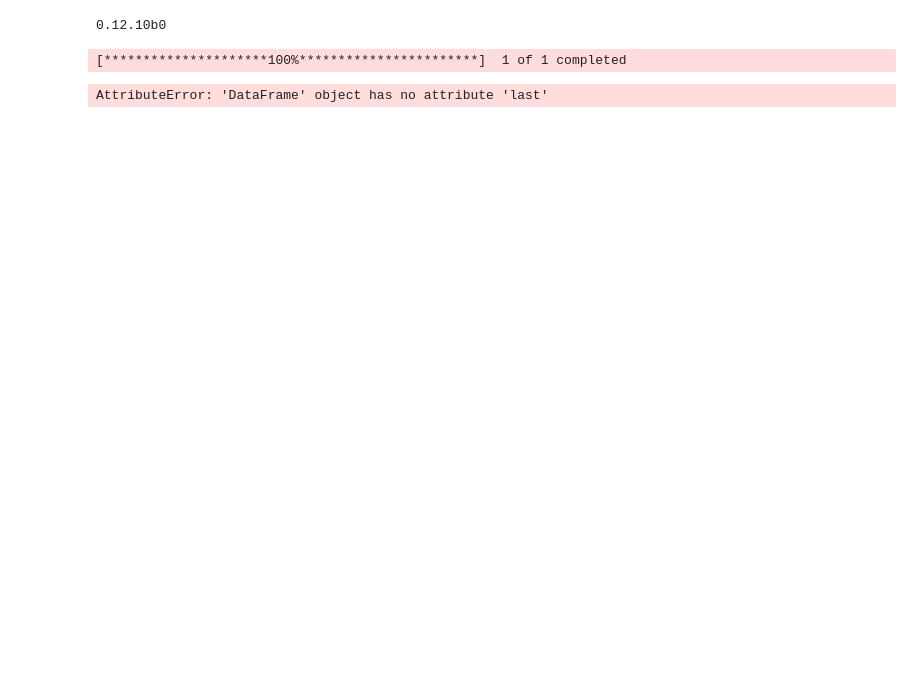
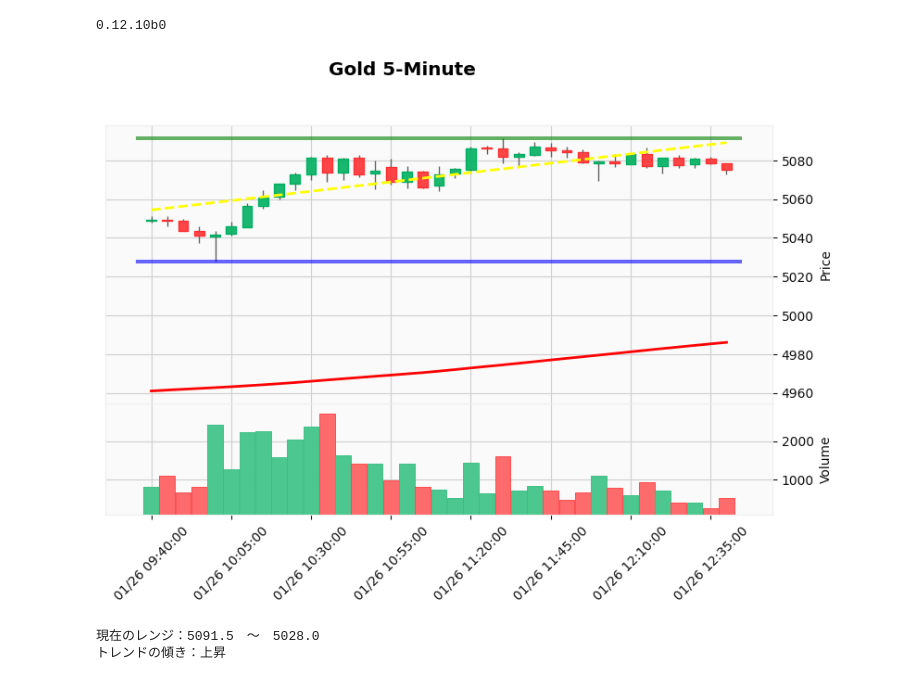
Before and after one commit to hiropon0815/scalping_var1, a Jupyter notebook: main.ipynb, the cells around one changed output. Cells and saved outputs as stored; diff of their text form; code cells hidden in the pictures; blank space fills up the shorter version.

```diff
--- a/main.ipynb
+++ b/main.ipynb
@@ -15,46 +15,78 @@ symbol = "GC=F"
 
 df = yf.download(
     symbol,
     interval="5m",
-    period="5d"
+    period="5d",
+    progress=False
 )
 
+## 1. データの整理 ##
 # MultiIndexの解除
 if isinstance(df.columns, pd.MultiIndex):
     df.columns = df.columns.get_level_values(0)
 
+# 数値への変換
 for col in ["Open", "High", "Low", "Close", "Volume"]:
     df[col] = pd.to_numeric(df[col], errors="coerce")
 
-# Index名の変更
+# 欠損値の削除とタイムゾーン（日本時間）とIndex名の変更
 df.dropna(inplace=True)
+if df.index.tz is None:
+    df.index = df.index.tz_localize('UTC')
+df.index = df.index.tz_convert('Asia/Tokyo')
 df.index.name = "Datetime"
 
+# テクニカル指標の計算
 df['MA200'] = df['Close'].rolling(window=200).mean()
 
-ap = [mpf.make_addplot(df['MA200'], color='red', width=1.5)]
+# 時間範囲の指定
+end_time = df.index[-1]
+start_time = end_time - timedelta(hours=3) # 3時間
+df_plot = df[df.index >= start_time].copy()
 
-# 時間範囲の指定
-df_plot = df.last('3H')
+## 2. 予測 ##
 
-# 範囲指定の場合
-# df_plot = df['2026-01-25 09:00:00': '2026-01-25 21:00:00']
+# A. レンジの取得
+period_high = df_plot['High'].max()
+period_low = df_plot['Low'].min()
 
-def plot_chart(df, period='3H'):
-    """
-    df: データフレーム（５分足
-    """
+# B. トレンド予測
+x = np.arange(len(df_plot))
+y = df_plot['Close'].values
+# 1次関数（y = ax + b）
+slope, intercept = np.polyfit(x, y, 1)
+# トレンドラインを作成
+df_plot['Trend'] = slope * x + intercept
+
+## 3. プロット設定 ##
+if df_plot.empty:
+    print("データがありません")
+
+else:
+    ap = [
+        # 200MA（赤）
+        mpf.make_addplot(df_plot['MA200'], color='red', width=2),
+        # トレンド予測線（黄色）
+        mpf.make_addplot(df_plot['Trend'], color='yellow', width=2, linestyle='--')
+        ]
+
+    lines = dict(hlines=[period_high, period_low], colors=['green', 'blue'], linewidths=1.5, alpha=0.6)
 
     mpf.plot (
-        df,
+        df_plot,
         type="candle",
         volume=True,
         style="yahoo",
         title="Gold 5-Minute",
         addplot=ap,
-        width=0.6,
-        datetime_format="%m/%d %H:%M:%S"
+        hlines=lines,
+        datetime_format="%m/%d %H:%M:%S",
+        figsize=(10, 6)
     )
+
+    print(f"現在のレンジ：{period_high}　～　{period_low}")
+    print(f"トレンドの傾き：{'上昇' if slope > 0 else '下降'}")
 # %% [output]
+[figure, added]
-[*********************100%***********************]  1 of 1 completed
+現在のレンジ：5091.5　～　5028.0
+トレンドの傾き：上昇
-AttributeError: 'DataFrame' object has no attribute 'last'
```
Also changed, not shown: parts of 1 cell of this notebook.
